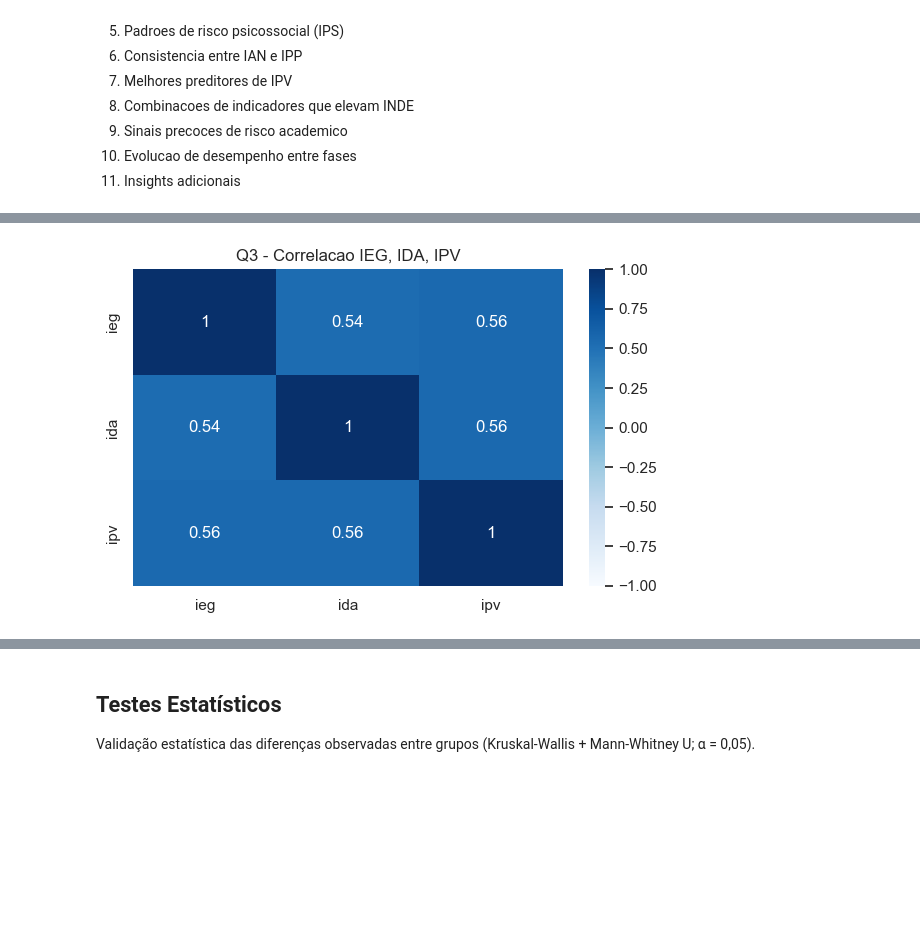
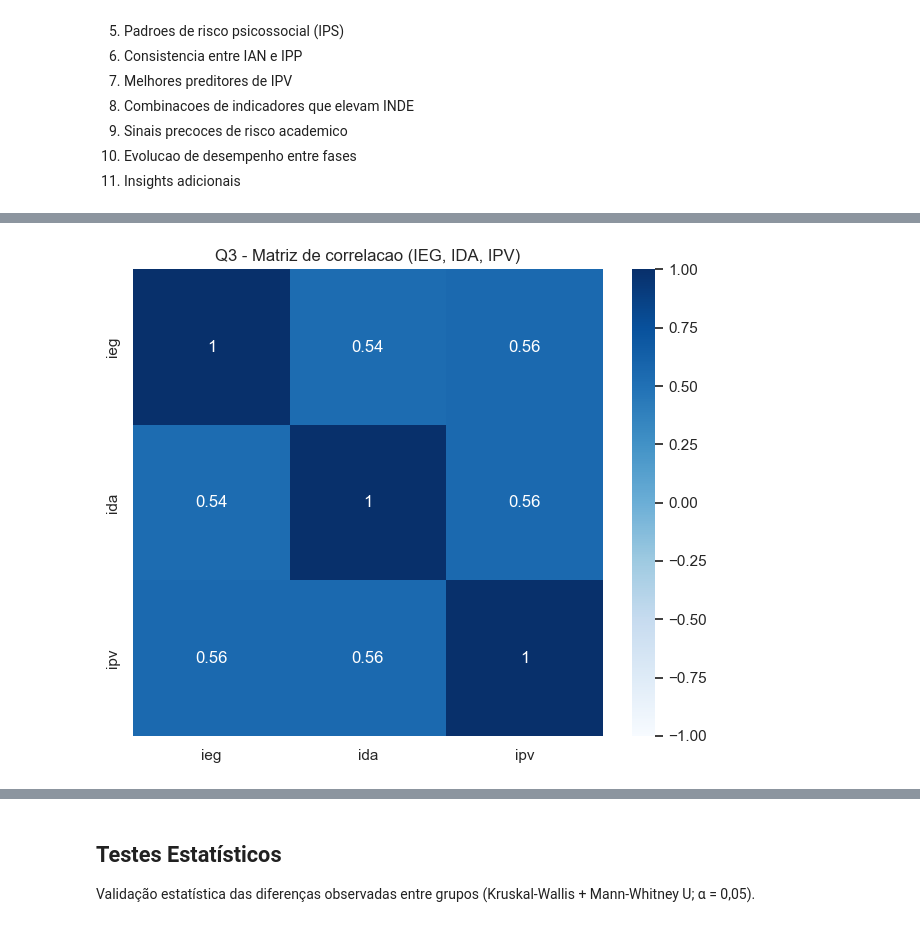
Before and after one commit to nykosx/fiap-datathon-fase5, a Jupyter notebook: notebooks/03_analytical_questions.ipynb, the cells around one changed output, grey strips where cells are left out. Drawn from its saved outputs; the diff is of its cells as text; code cells hidden in the pictures; blank space fills up the shorter version.

```diff
--- a/notebooks/03_analytical_questions.ipynb
+++ b/notebooks/03_analytical_questions.ipynb
@@ -120,13 +417,80 @@ ALFA     196  7.320
 # %%
-cols = [c for c in ['ieg','ida','ipv'] if c in df.columns]
+def fisher_ci(r, n, alpha=0.05):
+    if n <= 3 or pd.isna(r) or abs(r) >= 1:
+        return (np.nan, np.nan)
+    z = np.arctanh(r)
+    se = 1 / np.sqrt(n - 3)
+    z_crit = 1.96
+    lo, hi = z - z_crit * se, z + z_crit * se
+    return (float(np.tanh(lo)), float(np.tanh(hi)))
+
+cols = [c for c in ['ieg', 'ida', 'ipv'] if c in df.columns]
 if len(cols) < 2:
     print('Colunas insuficientes para correlacao.')
 else:
     corr = df[cols].corr(numeric_only=True).round(3)
+    print('Correlacao geral:')
     print(corr)
-    plt.figure(figsize=(6,4))
-    sns.heatmap(corr, annot=True, cmap='Blues', vmin=-1, vmax=1)
-    plt.title('Q3 - Correlacao IEG, IDA, IPV')
-    plt.tight_layout()
-    plt.show()
+
+    if {'ano', 'ieg', 'ida', 'ipv'}.issubset(df.columns):
+        tmp = df.dropna(subset=['ano', 'ieg', 'ida', 'ipv']).copy()
+        if not tmp.empty:
+            tmp['ano'] = tmp['ano'].astype(int)
+            print('\nCorrelacao por ano (IEG x IDA, IEG x IPV):')
+            corr_ano = tmp.groupby('ano').apply(
+                lambda g: pd.Series({
+                    'corr_ieg_ida': g['ieg'].corr(g['ida']),
+                    'corr_ieg_ipv': g['ieg'].corr(g['ipv']),
+                    'n': len(g)
+                })
+            ).round(3)
+            print(corr_ano)
+
+            r_ida = tmp['ieg'].corr(tmp['ida'])
+            r_ipv = tmp['ieg'].corr(tmp['ipv'])
+            ci_ida = fisher_ci(r_ida, len(tmp))
+            ci_ipv = fisher_ci(r_ipv, len(tmp))
+            print(f"\nIC95 IEG x IDA: [{ci_ida[0]:.3f}, {ci_ida[1]:.3f}]")
+            print(f"IC95 IEG x IPV: [{ci_ipv[0]:.3f}, {ci_ipv[1]:.3f}]")
+
+            fig, ax = plt.subplots(figsize=(6.5, 5.5))
+            sns.heatmap(corr, annot=True, cmap='Blues', vmin=-1, vmax=1, ax=ax)
+            ax.set_title('Q3 - Matriz de correlacao (IEG, IDA, IPV)')
+            plt.tight_layout()
+            salvar_figura(fig, 'q3_heatmap_correlacoes.png')
+            plt.show()
+
+            fig, ax = plt.subplots(figsize=(7.5, 5.5))
+            sns.scatterplot(
+                data=tmp.sample(min(len(tmp), 1500), random_state=42),
+                x='ieg', y='ida', hue='ano', palette='viridis', alpha=0.5, ax=ax
+            )
+            ax.set_title('Q3 - Relacao entre IEG e IDA por ano')
+            ax.set_xlabel('IEG')
+            ax.set_ylabel('IDA')
+            ax.legend(title='Ano')
+            plt.tight_layout()
+            salvar_figura(fig, 'q3_scatter_ieg_ida_por_ano.png')
+            plt.show()
+
+            anos_plot = corr_ano.index.astype(int).tolist()
+            fig, ax = plt.subplots(figsize=(7.5, 5))
+            ax.plot(anos_plot, corr_ano['corr_ieg_ida'].values, marker='o', color=COR_AZUL, label='IEG x IDA')
+            ax.plot(anos_plot, corr_ano['corr_ieg_ipv'].values, marker='o', color=COR_VERDE, label='IEG x IPV')
+            ax.axhline(0, linestyle='--', color='gray', alpha=0.7)
+            ax.set_title('Q3 - Evolucao anual das correlacoes')
+            ax.set_xlabel('Ano')
+            ax.set_ylabel('Correlacao')
+            ax.set_xticks(anos_plot)
+            ax.set_xticklabels([str(a) for a in anos_plot])
+            ax.legend()
+            ax.grid(alpha=0.3)
+            plt.tight_layout()
+            salvar_figura(fig, 'q3_tendencia_correlacoes_anuais.png')
+            plt.show()
+
+            print('\nLeitura critica (Q3):')
+            print(f'- Achado: IEG x IDA = {r_ida:.3f} e IEG x IPV = {r_ipv:.3f}, ambas associacoes positivas.')
+            print('- Impacto: engajamento funciona como alavanca transversal de desempenho e ponto de virada.')
+            print('- Acao: fortalecer trilhas de presenca/participacao nas fases com correlacao mais baixa.')
 # %% [output]
@@ -137 +513 @@ ipv  0.558  0.557  1.000
-[figure, old version]
+[figure, new version]
```
Also changed, not shown: parts of 24 cells of this notebook, 53 other files.
